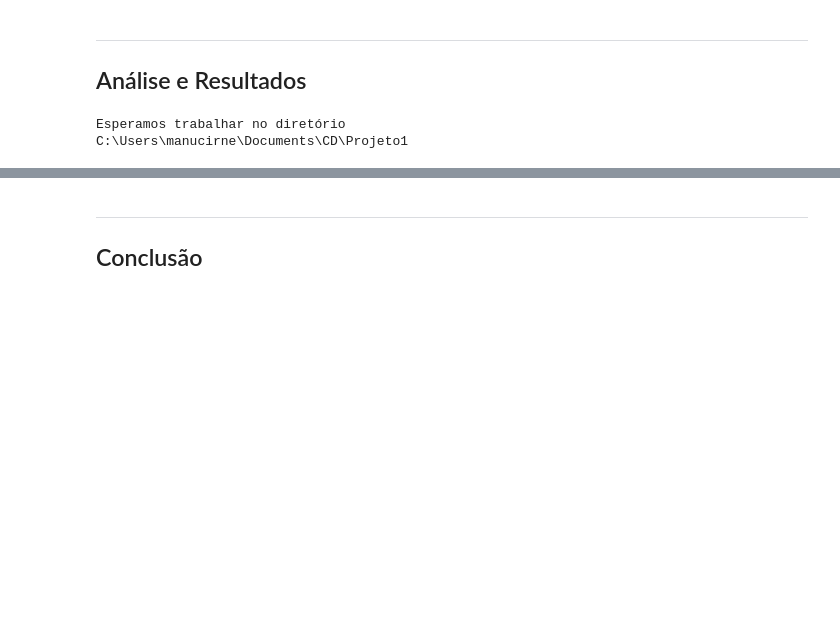
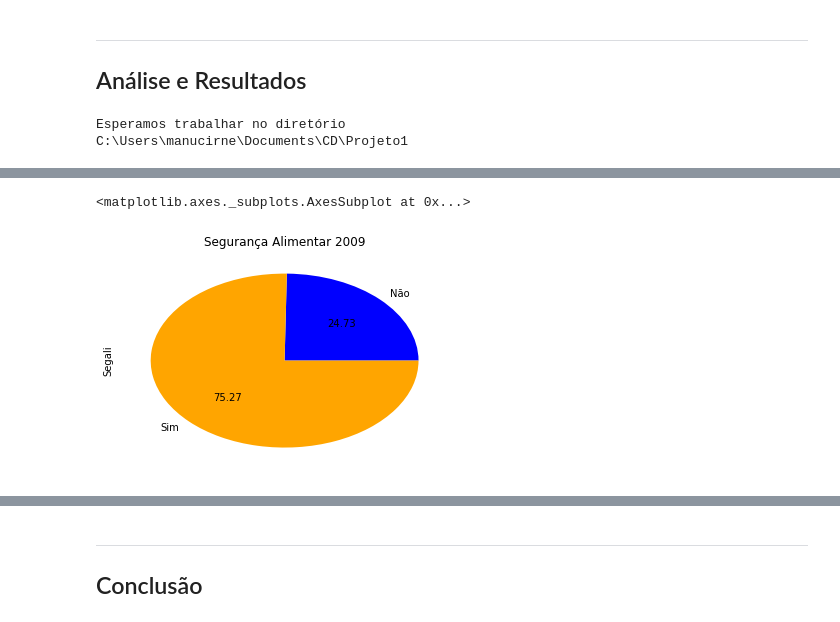
Before and after one commit to manucirne/Projeto1, a Jupyter notebook: Projeto1.ipynb, the cells around one changed output, grey strips where cells are left out. Saved outputs shown, nothing was run; the diff lists cells and outputs as text; code cells hidden in the pictures; blank space fills up the shorter version.

```diff
--- a/Projeto1.ipynb
+++ b/Projeto1.ipynb
@@ -129,0 +159,18 @@ naonulos13
+# %%
+dadosN09 = dados09[dados09.Regiao== 'Norte']
+dadosNE09 = dados09[dados09.Regiao== 'Nordeste']
+dadosSE09 = dados09[dados09.Regiao== 'Sudeste']
+dadosS09 = dados09[dados09.Regiao== 'Sul']
+dadosCO09 = dados09[dados09.Regiao== 'Centroeste']
+
+dadosN13 = dados13[dados13.Regiao== 'Norte']
+dadosNE13 = dados13[dados13.Regiao== 'Nordeste']
+dadosSE13 = dados13[dados13.Regiao== 'Sudeste']
+dadosS13 = dados13[dados13.Regiao== 'Sul']
+dadosCO13 = dados13[dados13.Regiao== 'Centroeste']
+# %%
+SegalimCO09 = dadosCO09.Segali.value_counts().reindex(['Não','Sim'])
+SegalimCO09.plot(kind='pie', colors=('blue','orange'), autopct="%.2f", legend=False,title='Segurança Alimentar 2009')
+# %% [output]
+<matplotlib.axes._subplots.AxesSubplot at 0x...>
+[figure, added]
```
Also changed, not shown: parts of 18 cells of this notebook.
